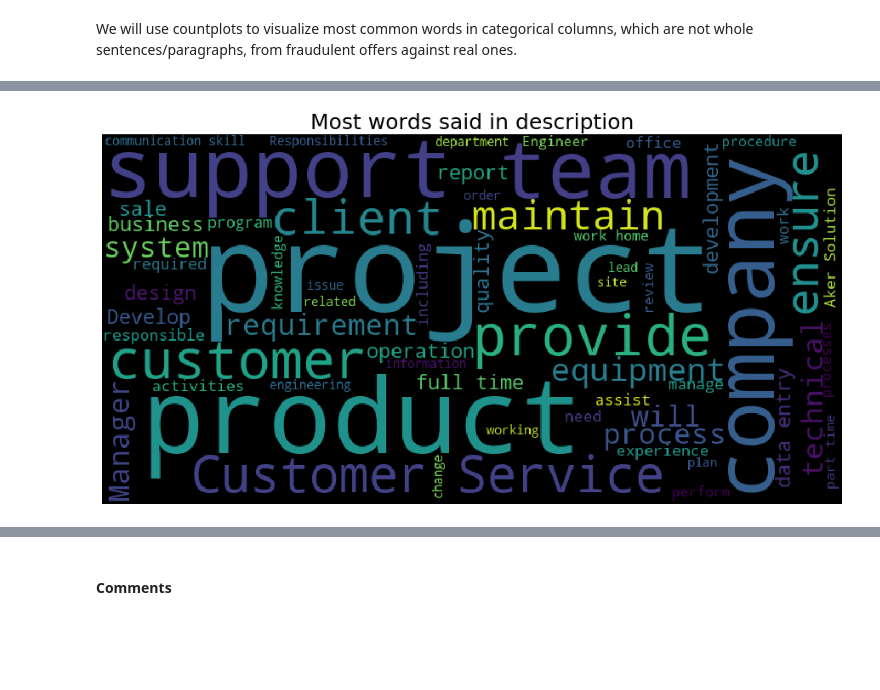
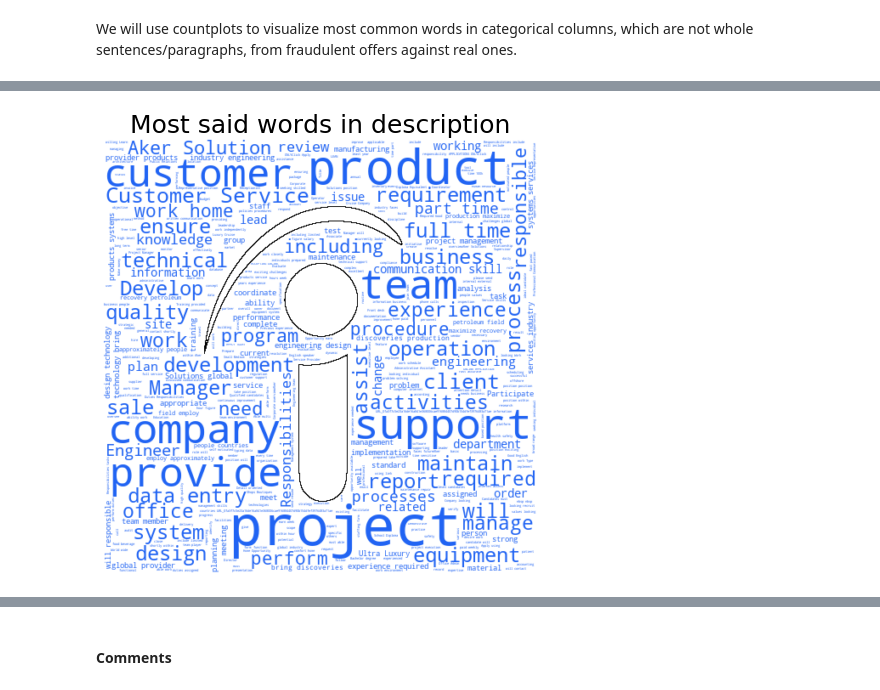
Before and after one commit to mikongame/Module-3-Project-2-ML-Fraud-Detection, a Jupyter notebook: your-code/Intro and EDA.ipynb, the cells around one changed output, grey strips where cells are left out. Cells and saved outputs as stored; diff of their text form; code cells hidden in the pictures; blank space fills up the shorter version.

```diff
--- a/your-code/Intro and EDA.ipynb
+++ b/your-code/Intro and EDA.ipynb
@@ -263,12 +319,26 @@ plt.show()
 # %%
-stopwords = STOPWORDS
-wordcloud = WordCloud(width=800,height=400,stopwords=stopwords, min_font_size=10,max_words=150,
-                      repeat=False,min_word_length=4).generate(" ".join(data_1["description"]))
+def grey_color_func(word, font_size, position, orientation, random_state=None,**kwargs):
+    return "rgb(33, 100, 243)"
+
+d = path.dirname(__file__) if "__file__" in locals() else os.getcwd()
+
+text = " ".join(data_1["description"])
+
+mask = np.array(Image.open(path.join(d, "images/Indeed_logo.png")))
+
+stopwords = set(STOPWORDS)
+
+wc = WordCloud(background_color="white", width=800, height=400, stopwords=stopwords, max_words=1000,
+               repeat=False, min_word_length=4, mask=mask, contour_width=1)
+
+wc.generate(text)
+
+wc.to_file(path.join(d, "indeed_logo.png"))
 
 plt.figure(figsize=(20,8))
-plt.imshow(wordcloud)
+plt.imshow(wc.recolor(color_func=grey_color_func, random_state=1), interpolation='bilinear')
 plt.axis("off")
-plt.title("Most words said in description", fontsize=25)
+plt.title("Most said words in description", fontsize=25)
 plt.show()
 # %% [output]
-[figure, old version]
+[figure, new version]
```
Also changed, not shown: parts of 74 cells of this notebook, 19 other files.
